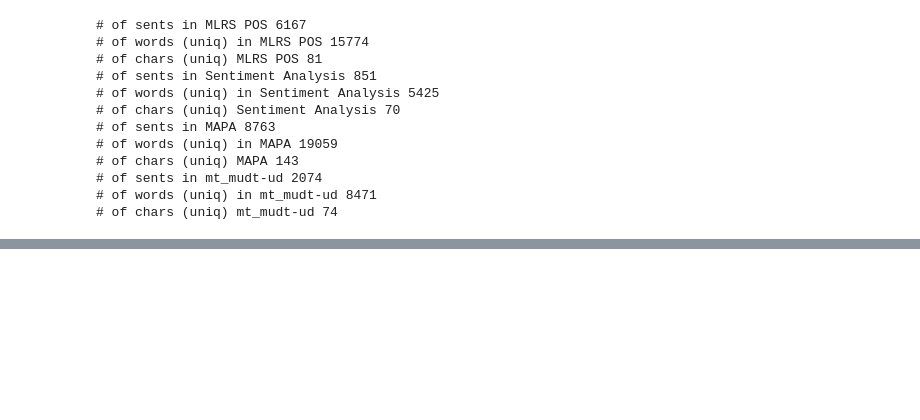
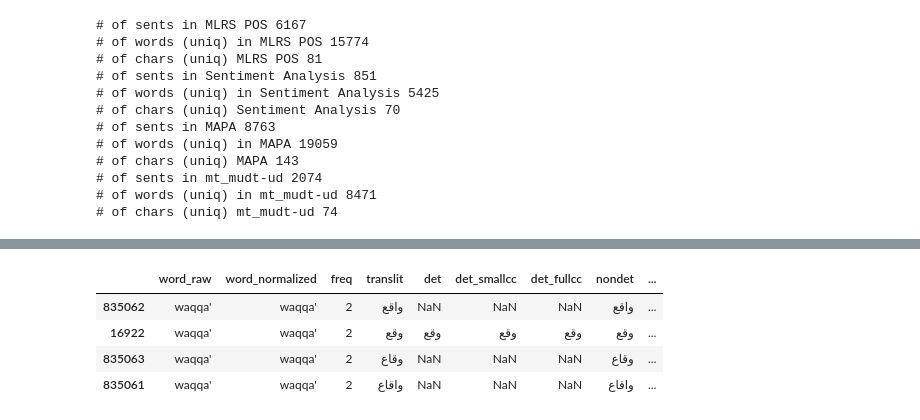
Before and after one commit to MLRS/malti, a Jupyter notebook: malti2arabi_fst.ipynb, the cells around one changed output, grey strips where cells are left out. Saved outputs shown, nothing was run; the diff lists cells and outputs as text; code cells hidden in the pictures; blank space fills up the shorter version.

```diff
--- a/malti2arabi_fst.ipynb
+++ b/malti2arabi_fst.ipynb
@@ -103,3 +111,11 @@
+# %%
+alldata_translit[alldata_translit['word_raw']=="waqqa'"]
+# %% [output]
+|  | word_raw | word_normalized | freq | translit | det | det_smallcc | det_fullcc | nondet | ... |
+| 835062 | waqqa' | waqqa' | 2 | واقع | NaN | NaN | NaN | واقع | ... |
+| 16922 | waqqa' | waqqa' | 2 | وقع | وقع | وقع | وقع | وقع | ... |
+| 835063 | waqqa' | waqqa' | 2 | وقاع | NaN | NaN | NaN | وقاع | ... |
+| 835061 | waqqa' | waqqa' | 2 | واقاع | NaN | NaN | NaN | واقاع | ... |
 # %%
 alldata_translit.drop_duplicates(['word_raw','translit']).replace(np.nan,'<nan>').to_csv('../transliterations/all_transliterated_tuples.tsv',sep='\t',index=False)
 # %%
```
Also changed, not shown: parts of 16 cells of this notebook, 5 other files.
